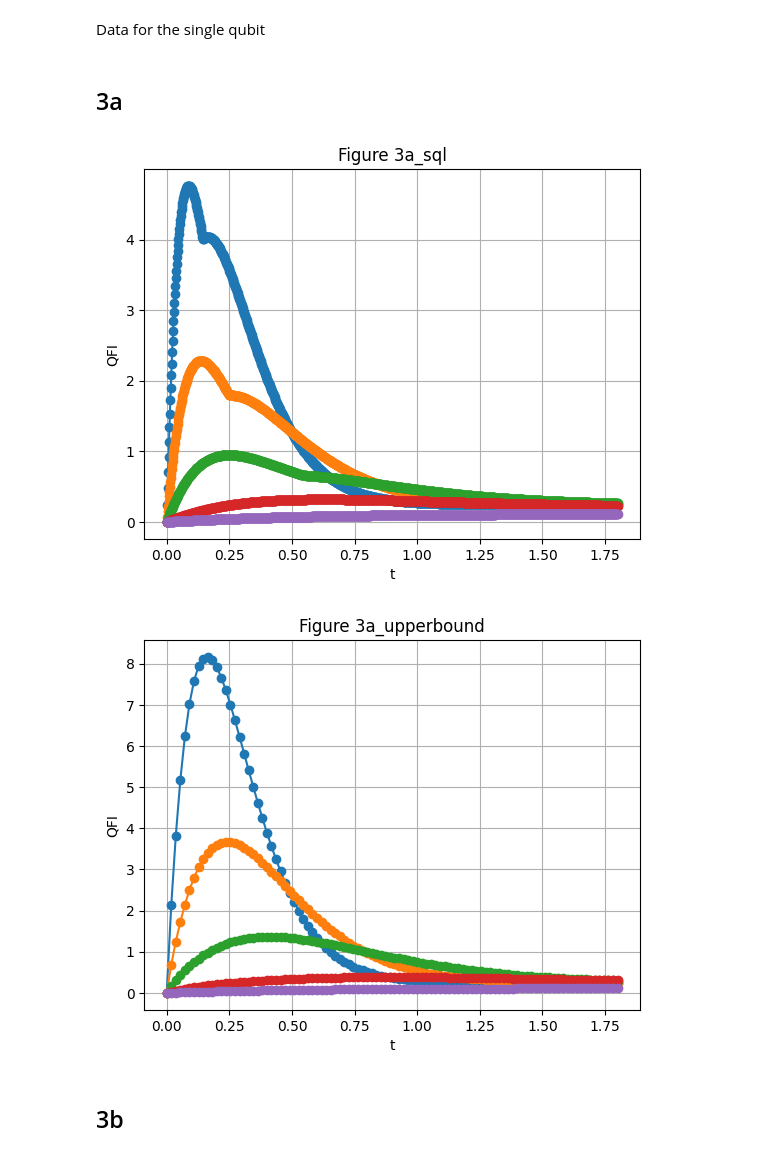
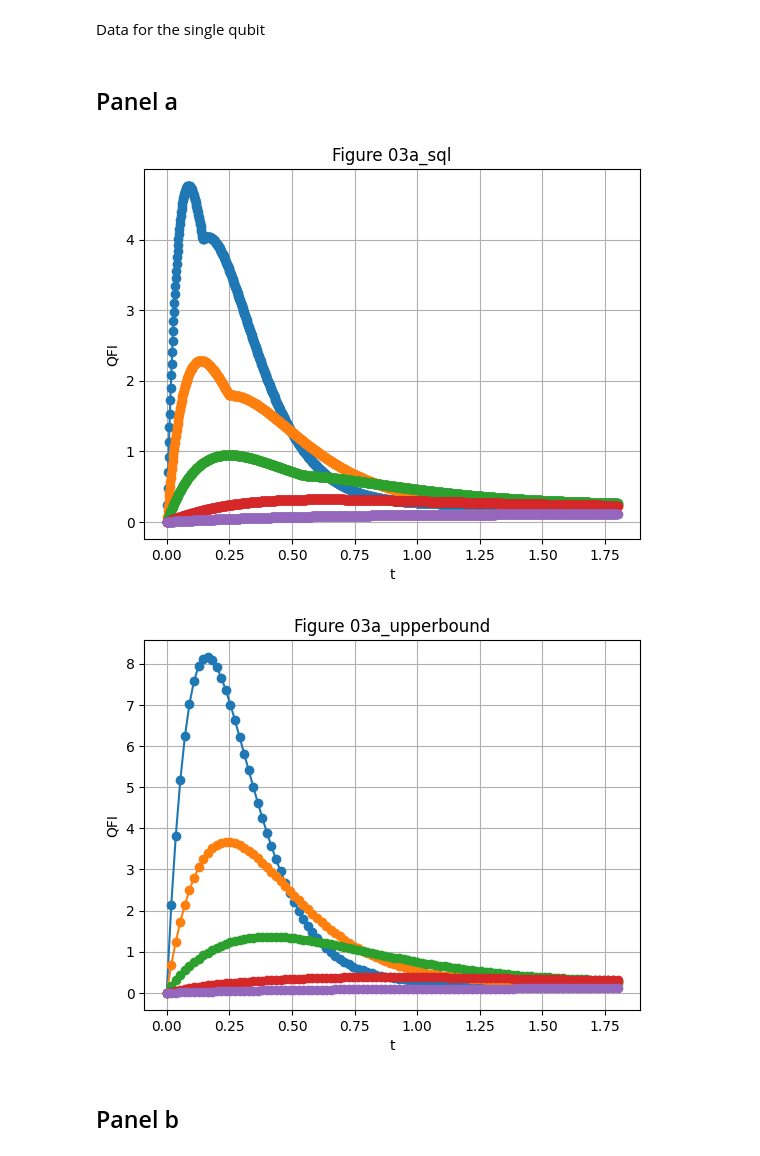
Before and after one commit to EnricoTrombetti/plots_nonequilibrium_thermometry_via_an_ensemble_of_initially_correlated_qubits, a Jupyter notebook: plots_nonequilibrium_thermometry_via_an_ensemble_of_initially_correlated_qubits.ipynb, the cells around one changed output. Saved outputs shown, nothing was run; the diff lists cells and outputs as text; code cells hidden in the pictures.

```diff
--- a/plots_nonequilibrium_thermometry_via_an_ensemble_of_initially_correlated_qubits.ipynb
+++ b/plots_nonequilibrium_thermometry_via_an_ensemble_of_initially_correlated_qubits.ipynb
@@ -40,10 +31,7 @@ figure = "01_inset"
 with open("data/figure_" + figure + ".json", "r") as file:
     raw_data = file.read().strip()
 
-#the following line replaces the scientific notation exported from Mathematica with the correct format readable by Python
-fixed_data = re.sub(r'(\d)\*\^(-?\d+)', r'\1e\2', raw_data)
-
-data = json.loads(fixed_data)
+data = json.loads(raw_data)
 
 for i in range(len(data)):
     times , negs = data[i][0], data[i][1]
@@ -63,25 +51,17 @@ plt.show()
 # %% [markdown]
 Data for the single qubit
 # %% [markdown]
-## 3a
+## Panel a
 # %%
-figure = "3a_sql"
+figure = "03a_sql"
 
 with open("data/figure_" + figure + ".json", "r") as file:
     raw_data = file.read().strip()
 
-#the following line replaces the scientific notation exported from Mathematica with the correct format readable by Python
-fixed_data = re.sub(r'(\d)\*\^(-?\d+)', r'\1e\2', raw_data)
-
-data = json.loads(fixed_data)
+data = json.loads(raw_data)
 
 for i in range(len(data)):
-    times = []
-    qfis = []
-    for j in range(len(data[i])):
-        time , qfi = data[i][j][0], data[i][j][1]
-        times.append(time)
-        qfis.append(qfi)
+    times , qfis = data[i][0], data[i][1]
     plt.plot(times, qfis, marker='o')
 
 plt.xlabel('t')
@@ -90,34 +70,26 @@ plt.title('Figure ' + figure)
 plt.grid(True)
 plt.show()
 # %% [output]
-[figure, old version]
+[figure, new version]
 # %%
-figure = "3a_upperbound"
+figure = "03a_upperbound"
 
 with open("data/figure_" + figure + ".json", "r") as file:
     raw_data = file.read().strip()
 
-#the following line replaces the scientific notation exported from Mathematica with the correct format readable by Python
-fixed_data = re.sub(r'(\d)\*\^(-?\d+)', r'\1e\2', raw_data)
-
-data = json.loads(fixed_data)
+data = json.loads(raw_data)
 
 for i in range(len(data)):
-    times = []
-    qfis = []
-    for j in range(len(data[i])):
-        time , qfi = data[i][j][0], data[i][j][1]
-        times.append(time)
-        qfis.append(qfi)
+    times , qfis = data[i][0], data[i][1]
     plt.plot(times, qfis, marker='o')
 
 plt.xlabel('t')
 plt.ylabel('QFI')
 plt.title('Figure ' + figure)
 plt.grid(True)
 plt.show()
 # %% [output]
-[figure, old version]
+[figure, new version]
 # %% [markdown]
-## 3b
+## Panel b
 # %%
```
Also changed, not shown: parts of 42 cells of this notebook, 21 other files.
